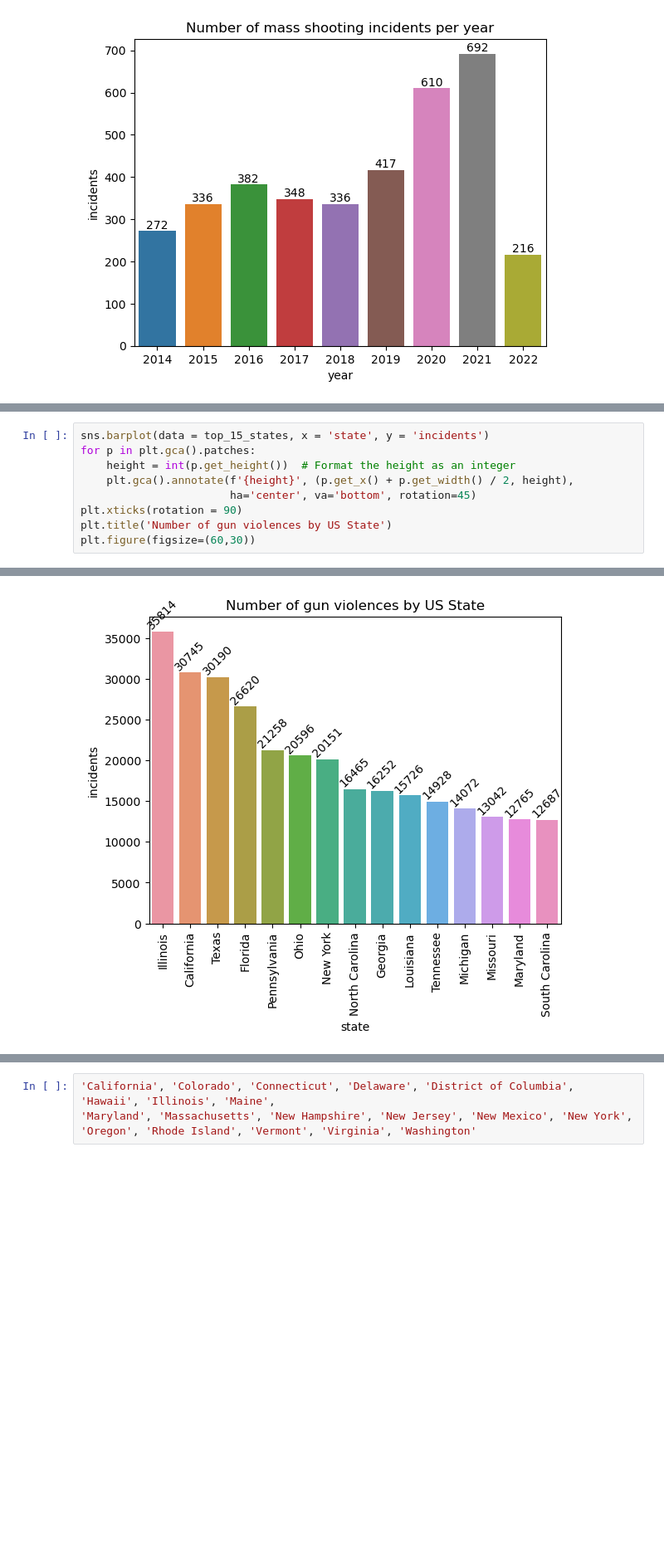
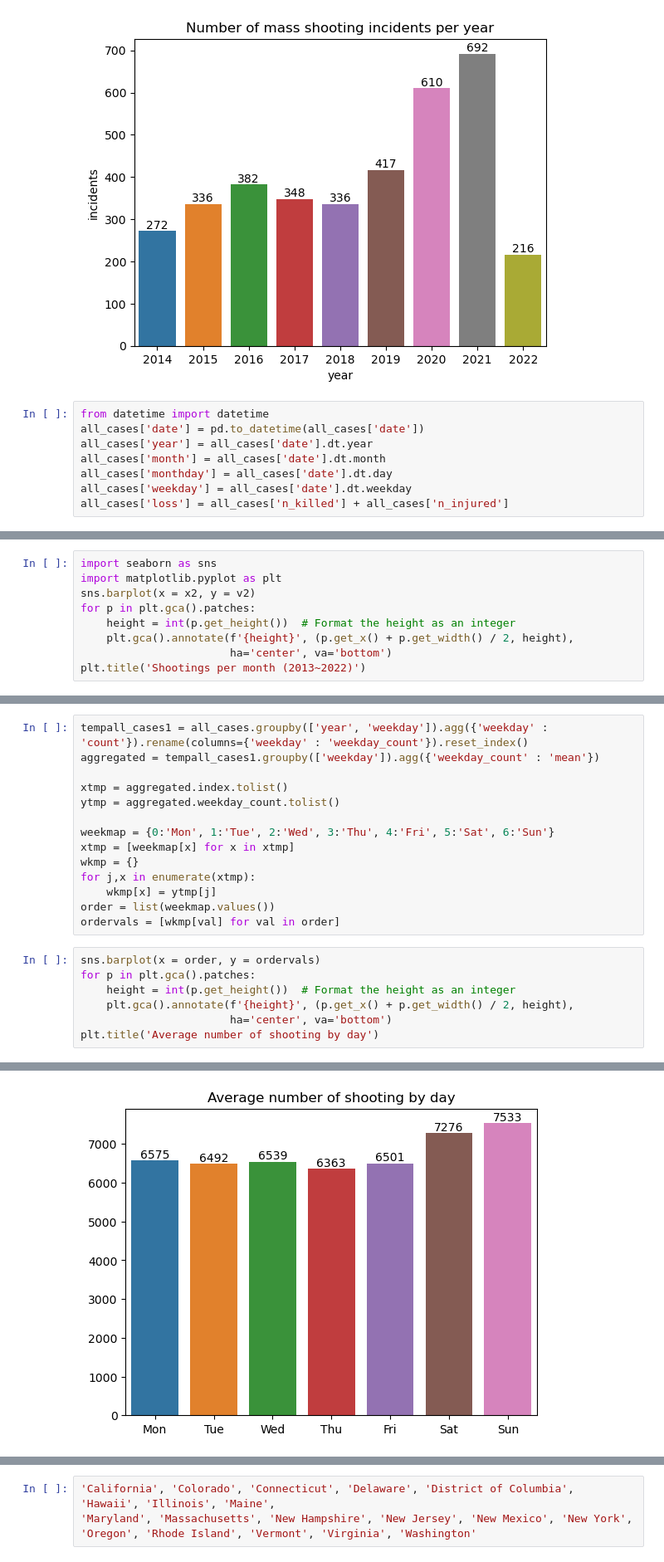
Before and after one commit to hrhee8/Gun_Violence_EDA, a Jupyter notebook: Gun_violence_EDA.ipynb, the cells around one changed output, grey strips where cells are left out. Shown at 83% size. Drawn from its saved outputs; the diff is of its cells as text; blank space fills up the shorter version.

```diff
--- a/Gun_violence_EDA.ipynb
+++ b/Gun_violence_EDA.ipynb
@@ -251,3 +237,11 @@ plt.title('Number of mass shooting incidents per year')
 # %% [output]
 Text(0.5, 1.0, 'Number of mass shooting incidents per year')
 [figure]
+# %%
+from datetime import datetime
+all_cases['date'] = pd.to_datetime(all_cases['date'])
+all_cases['year'] = all_cases['date'].dt.year
+all_cases['month'] = all_cases['date'].dt.month
+all_cases['monthday'] = all_cases['date'].dt.day
+all_cases['weekday'] = all_cases['date'].dt.weekday
+all_cases['loss'] = all_cases['n_killed'] + all_cases['n_injured']
@@ -253,0 +261,9 @@ Text(0.5, 1.0, 'Number of mass shooting incidents per year')
+# %%
+import seaborn as sns
+import matplotlib.pyplot as plt
+sns.barplot(x = x2, y = v2)
+for p in plt.gca().patches:
+    height = int(p.get_height())  # Format the height as an integer
+    plt.gca().annotate(f'{height}', (p.get_x() + p.get_width() / 2, height),
+                       ha='center', va='bottom')
+plt.title('Shootings per month (2013~2022)')
@@ -254,10 +275,22 @@ Text(0.5, 1.0, 'Number of mass shooting incidents per year')
+# %%
+tempall_cases1 = all_cases.groupby(['year', 'weekday']).agg({'weekday' : 'count'}).rename(columns={'weekday' : 'weekday_count'}).reset_index()
+aggregated = tempall_cases1.groupby(['weekday']).agg({'weekday_count' : 'mean'})
+
+xtmp = aggregated.index.tolist()
+ytmp = aggregated.weekday_count.tolist()
+
+weekmap = {0:'Mon', 1:'Tue', 2:'Wed', 3:'Thu', 4:'Fri', 5:'Sat', 6:'Sun'}
+xtmp = [weekmap[x] for x in xtmp]
+wkmp = {}
+for j,x in enumerate(xtmp):
+    wkmp[x] = ytmp[j]
+order = list(weekmap.values())
+ordervals = [wkmp[val] for val in order]
 # %%
-sns.barplot(data = top_15_states, x = 'state', y = 'incidents')
+sns.barplot(x = order, y = ordervals)
 for p in plt.gca().patches:
     height = int(p.get_height())  # Format the height as an integer
     plt.gca().annotate(f'{height}', (p.get_x() + p.get_width() / 2, height),
-                       ha='center', va='bottom', rotation=45)
-plt.xticks(rotation = 90)
-plt.title('Number of gun violences by US State')
-plt.figure(figsize=(60,30))
+                       ha='center', va='bottom')
+plt.title('Average number of shooting by day')
 # %% [output]
@@ -265 +298 @@ plt.figure(figsize=(60,30))
-[figure, old version]
+[figure, new version]
```
Also changed, not shown: parts of 45 cells of this notebook.
